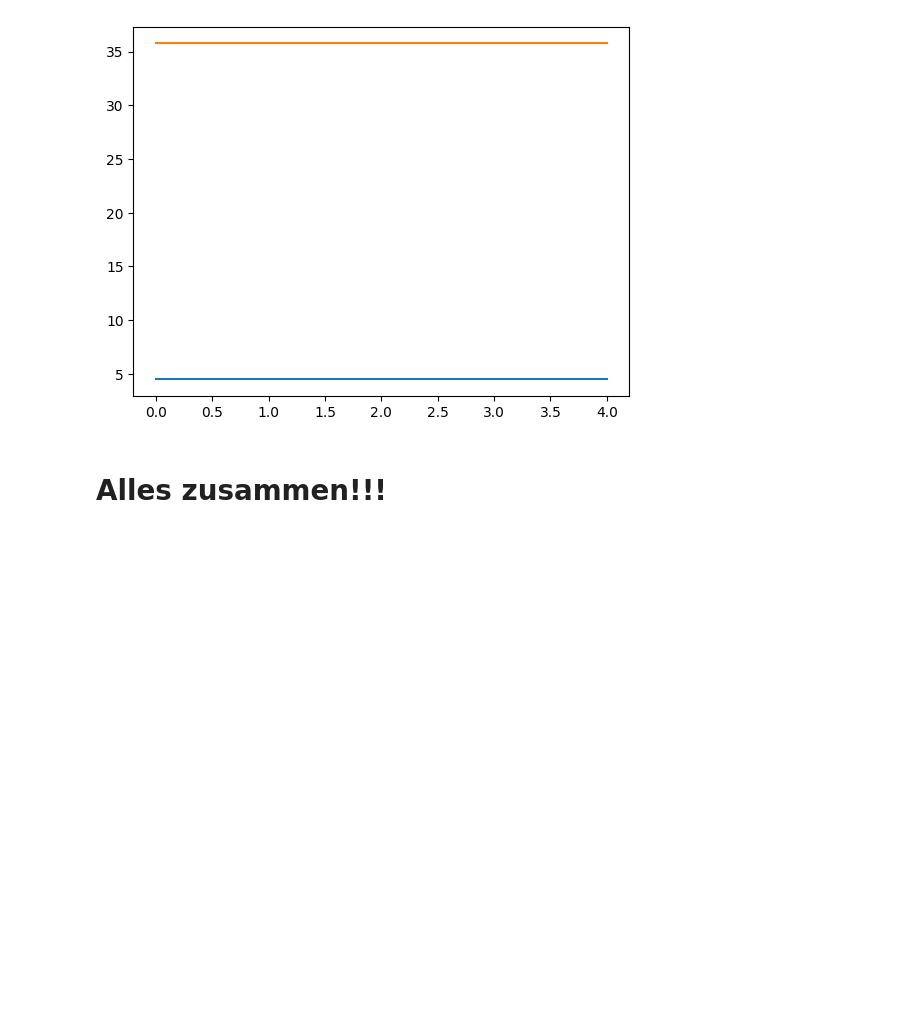
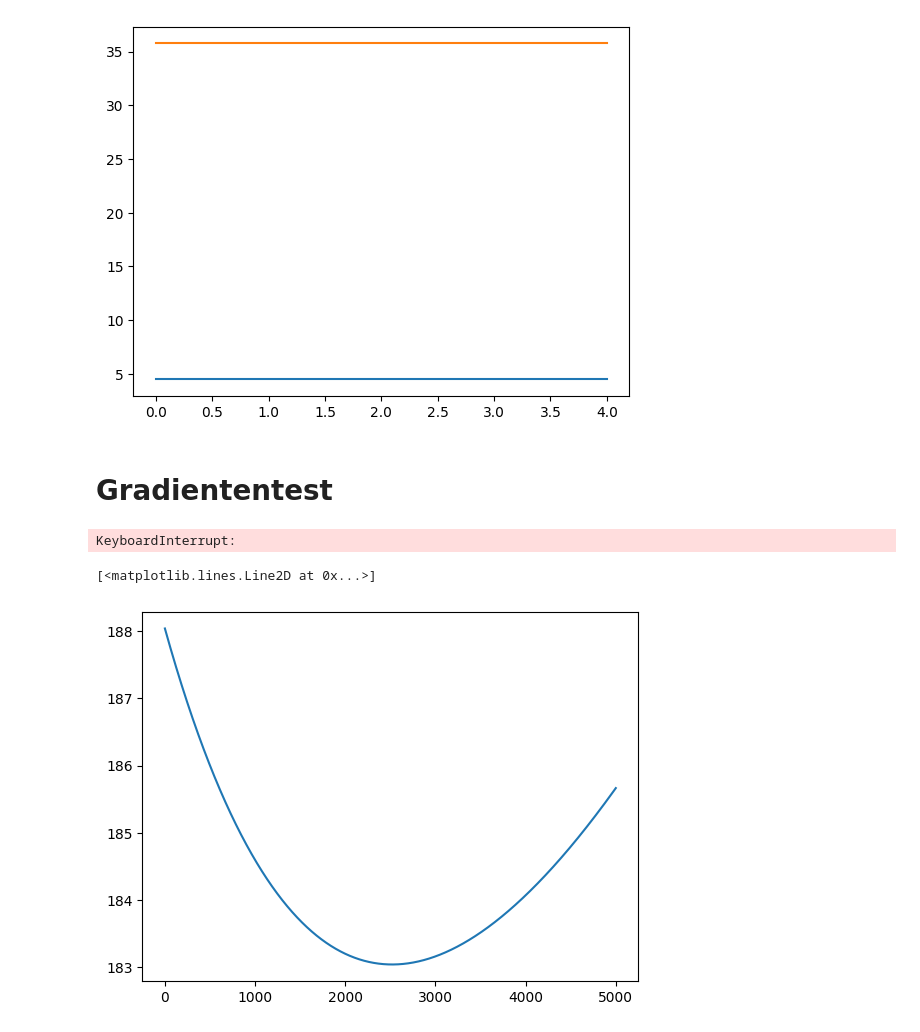
Before and after one commit to TimLockstedt/Opt1, a Jupyter notebook: A4_Tim.ipynb, the cells around one changed output. Drawn from its saved outputs; the diff is of its cells as text; code cells hidden in the pictures; blank space fills up the shorter version.

```diff
--- a/A4_Tim.ipynb
+++ b/A4_Tim.ipynb
@@ -1070,4 +1066,4 @@ plt.plot(range(N), vmax_arr)
 [<matplotlib.lines.Line2D at 0x...>]
 [figure]
 # %% [markdown]
-# Alles zusammen!!!
+# Gradiententest
@@ -1073,0 +1519,42 @@ plt.plot(range(N), vmax_arr)
+# %%
+dt = 0.001
+L = 1
+v_max = 30
+N = 5
+M = 100
+gradients = np.zeros((2, N))
+vmax_arr = np.zeros(N)
+L_arr = np.zeros(N)
+sigma = 0.01 # Amijo Bed.
+np.random.seed(42)
+grad_arr = np.zeros((M, 2))
+
+test = data_class("TrafficDataset/sequence_data1-1_1.mat")
+for j in range(M):
+	random_samples = np.random.randint(0, test.get_len()-1, (N))
+	for k, sample in enumerate(random_samples):
+		test.set_numx(dt, L, v_max, model="log", n_dataset=sample)
+		Pges = pGes(dt, test, v_max)
+		d = np.array([test.d(i) for i in test.get_x().T]).T
+		sk = gradient(Pges, d, v_max, L, dt)
+		# (update stepsize) bei uns fix
+		gradients[:, k] = sk
+		vmax_arr[k] = v_max
+		L_arr[k] = L
+	mittel_grad = np.sum(gradients, 1)/N
+	grad_arr[j,:] = mittel_grad
+	if v_max + sigma * mittel_grad[0] > 0:
+		v_max = v_max + sigma * mittel_grad[0]
+	if L + sigma * mittel_grad[1] > 0:
+		L = L + sigma * mittel_grad[1]
+# %% [output]
+KeyboardInterrupt:
+# %%
+import matplotlib.pyplot as plt
+def flatten(xss):
+    return [x for xs in xss for x in xs]
+Ges_J = test.get_gesJ()
+plt.plot(np.arange(len(Ges_J)), Ges_J)
+# %% [output]
+[<matplotlib.lines.Line2D at 0x...>]
+[figure, added]
```
Also changed, not shown: parts of 8 cells of this notebook, 1 other file.
